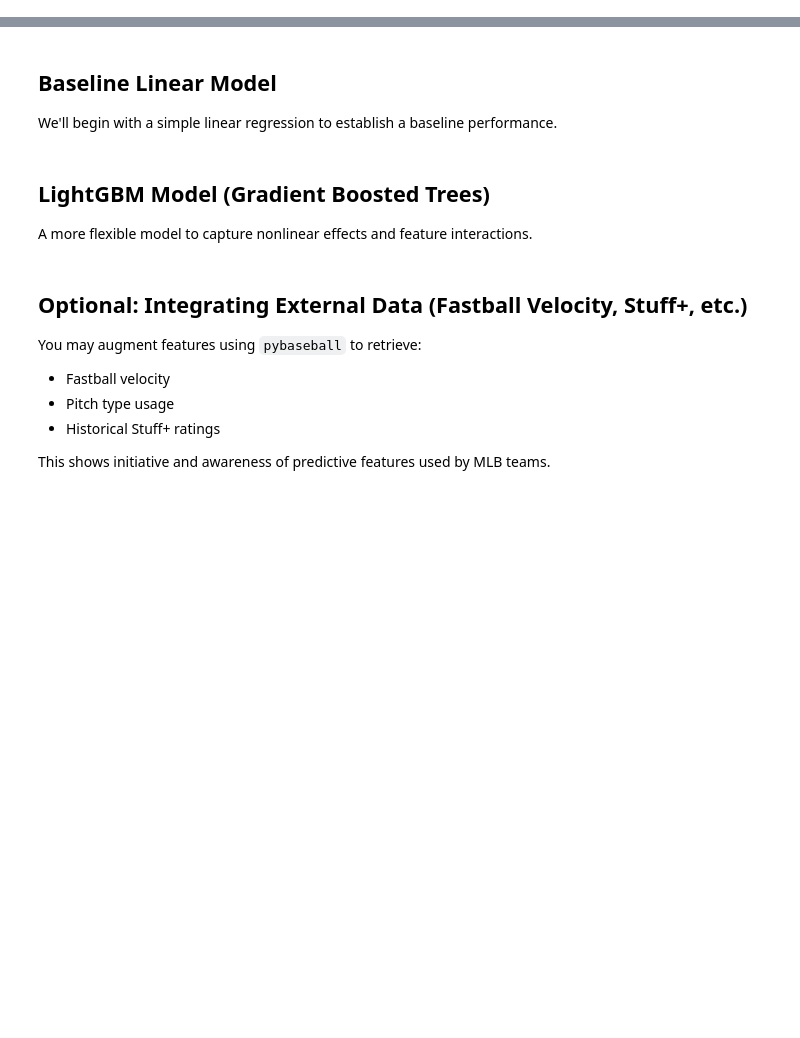
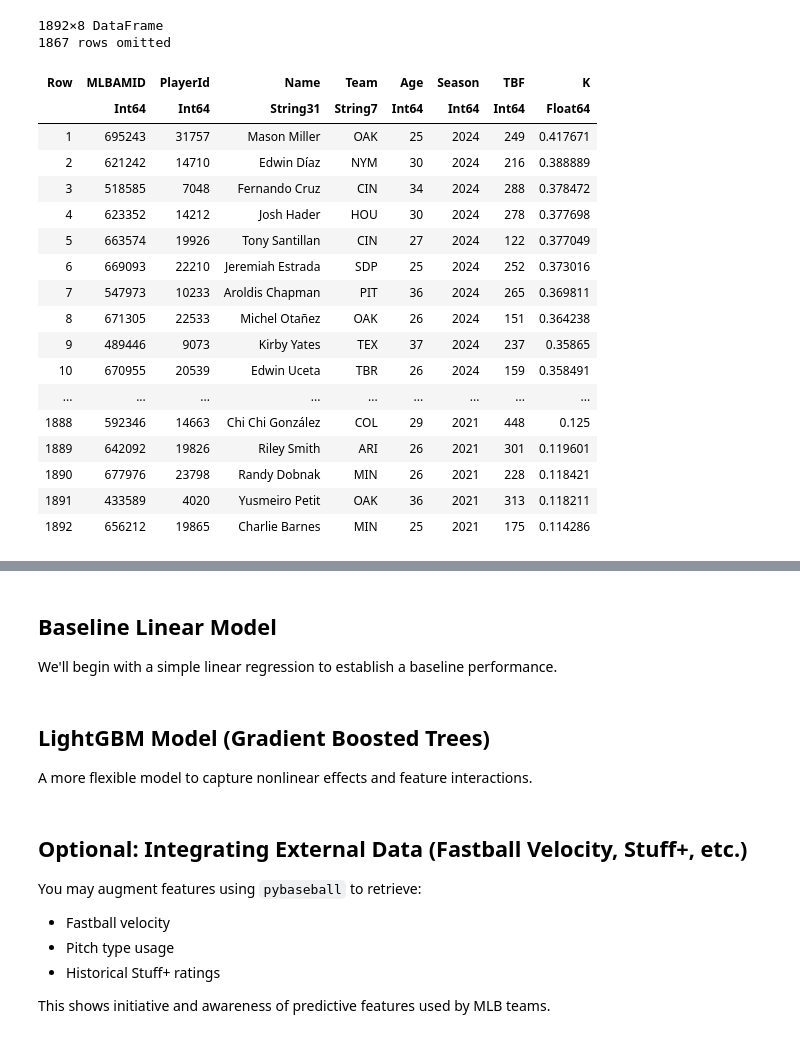
Before and after one commit to williamsryan/QuantAnalysisAssets, a Jupyter notebook: phillies_takehome/phillies_kpercent_model.ipynb, the cells around one changed output, grey strips where cells are left out. Saved outputs shown, nothing was run; the diff lists cells and outputs as text; code cells hidden in the pictures; blank space fills up the shorter version.

```diff
--- a/phillies_takehome/phillies_kpercent_model.ipynb
+++ b/phillies_takehome/phillies_kpercent_model.ipynb
@@ -77,0 +63,23 @@ X.head()
+# %%
+rename!(df, Symbol("K%") => :K)
+# %% [output]
+1892×8 DataFrame
+1867 rows omitted
+| Row | MLBAMID | PlayerId | Name | Team | Age | Season | TBF | K |
+|  | Int64 | Int64 | String31 | String7 | Int64 | Int64 | Int64 | Float64 |
+| 1 | 695243 | 31757 | Mason Miller | OAK | 25 | 2024 | 249 | 0.417671 |
+| 2 | 621242 | 14710 | Edwin Díaz | NYM | 30 | 2024 | 216 | 0.388889 |
+| 3 | 518585 | 7048 | Fernando Cruz | CIN | 34 | 2024 | 288 | 0.378472 |
+| 4 | 623352 | 14212 | Josh Hader | HOU | 30 | 2024 | 278 | 0.377698 |
+| 5 | 663574 | 19926 | Tony Santillan | CIN | 27 | 2024 | 122 | 0.377049 |
+| 6 | 669093 | 22210 | Jeremiah Estrada | SDP | 25 | 2024 | 252 | 0.373016 |
+| 7 | 547973 | 10233 | Aroldis Chapman | PIT | 36 | 2024 | 265 | 0.369811 |
+| 8 | 671305 | 22533 | Michel Otañez | OAK | 26 | 2024 | 151 | 0.364238 |
+| 9 | 489446 | 9073 | Kirby Yates | TEX | 37 | 2024 | 237 | 0.35865 |
+| 10 | 670955 | 20539 | Edwin Uceta | TBR | 26 | 2024 | 159 | 0.358491 |
+| ... | ... | ... | ... | ... | ... | ... | ... | ... |
+| 1888 | 592346 | 14663 | Chi Chi González | COL | 29 | 2021 | 448 | 0.125 |
+| 1889 | 642092 | 19826 | Riley Smith | ARI | 26 | 2021 | 301 | 0.119601 |
+| 1890 | 677976 | 23798 | Randy Dobnak | MIN | 26 | 2021 | 228 | 0.118421 |
+| 1891 | 433589 | 4020 | Yusmeiro Petit | OAK | 36 | 2021 | 313 | 0.118211 |
+| 1892 | 656212 | 19865 | Charlie Barnes | MIN | 25 | 2021 | 175 | 0.114286 |
```
Also changed, not shown: parts of 16 cells of this notebook, 3 other files.
